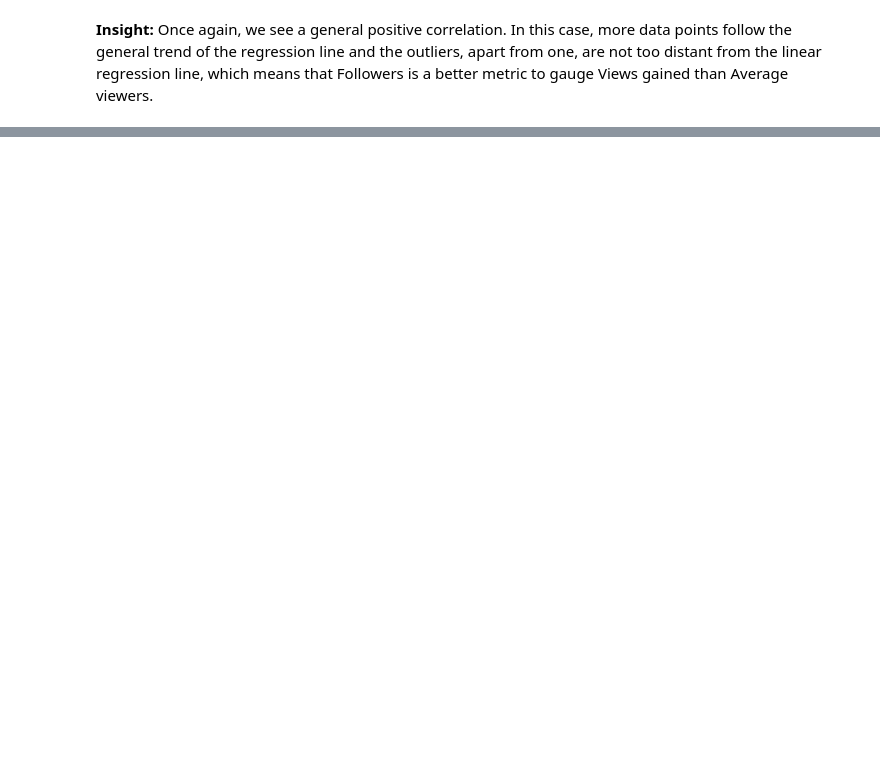
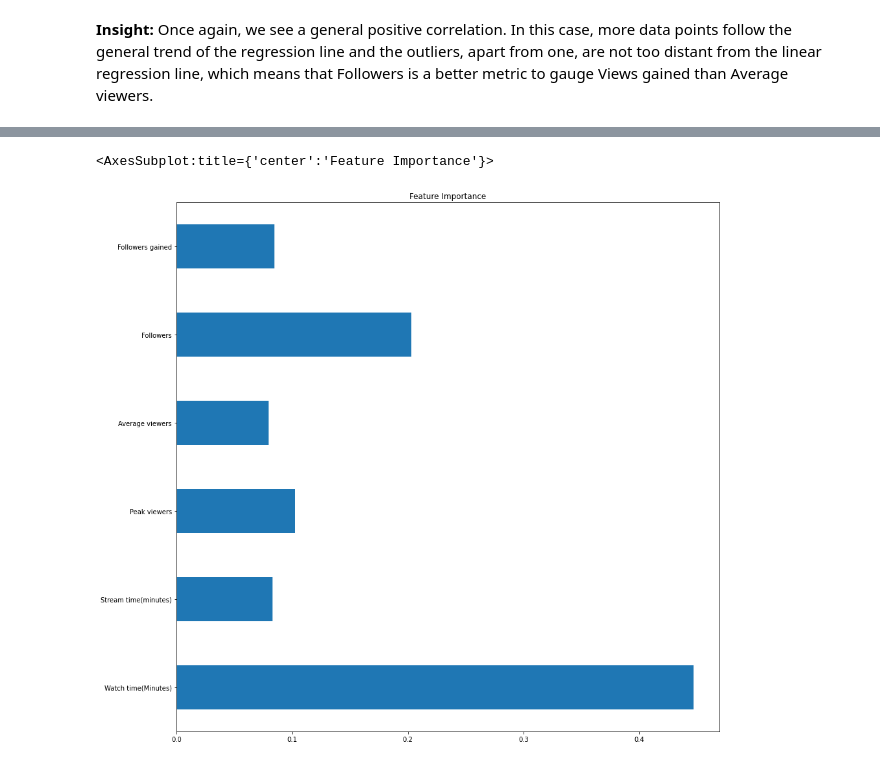
Before and after one commit to RitwikN7/twitch-EDA, a Jupyter notebook: twitchEDA.ipynb, the cells around one changed output, grey strips where cells are left out. Saved outputs shown, nothing was run; the diff lists cells and outputs as text; code cells hidden in the pictures; blank space fills up the shorter version.

```diff
--- a/twitchEDA.ipynb
+++ b/twitchEDA.ipynb
@@ -203,0 +232,10 @@ Text(0.5, 1.0, 'Views gained vs Average Viewers')
+# %%
+x = df.drop(["Channel", "Views gained", "Partnered", "Mature", "Language"], axis=1)
+y = df["Views gained"]
+model = ExtraTreesRegressor()
+model.fit(x, y)
+feature_importance = pd.Series(model.feature_importances_, index=x.columns)
+feature_importance.plot(kind="barh", title="Feature Importance")
+# %% [output]
+<AxesSubplot:title={'center':'Feature Importance'}>
+[figure, added]
```
Also changed, not shown: parts of 7 cells of this notebook.
